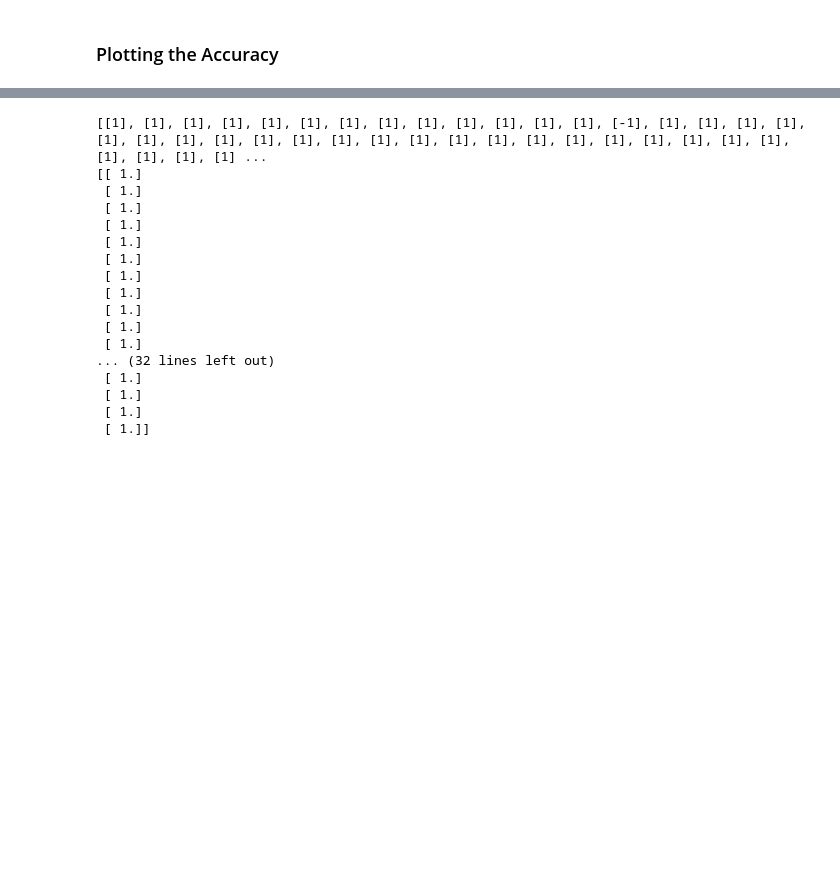
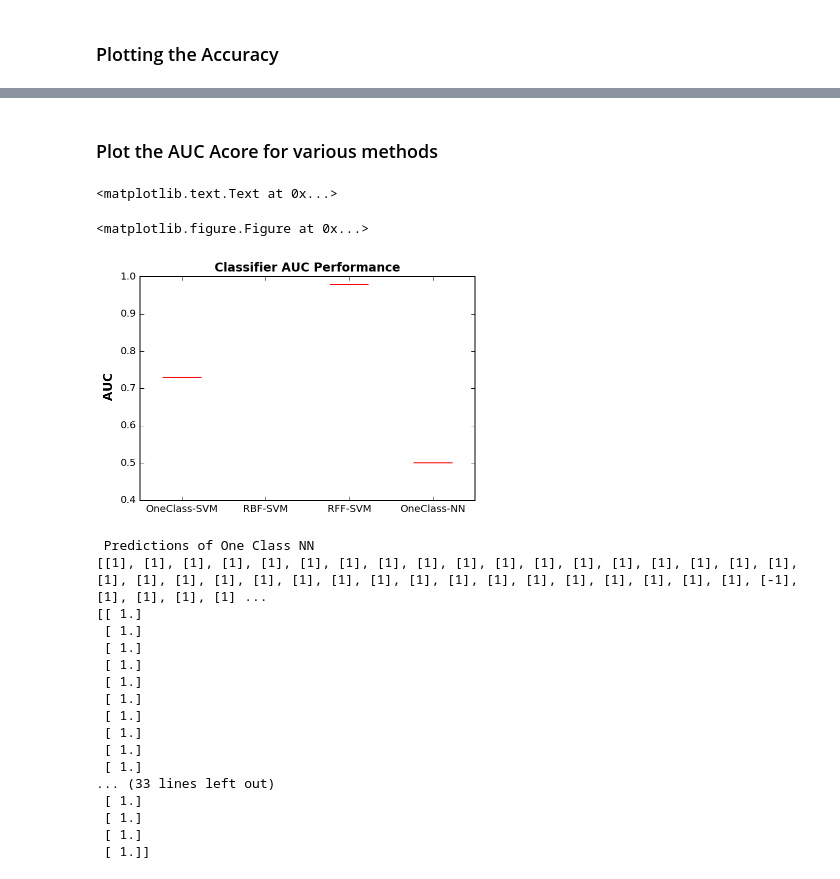
Before and after one commit to raghavchalapathy/one_class_nn, a Jupyter notebook: usps_OneClassSVM_Vs_OneClassNN.ipynb, the cells around one changed output, grey strips where cells are left out. Saved outputs shown, nothing was run; the diff lists cells and outputs as text; code cells hidden in the pictures; blank space fills up the shorter version.

```diff
--- a/usps_OneClassSVM_Vs_OneClassNN.ipynb
+++ b/usps_OneClassSVM_Vs_OneClassNN.ipynb
@@ -192,7 +257,13 @@ y_pred = model.predict(X_test) # Apply some ops
 oneClass_nn_time = time()
 preds = model.predict(X_test)
 targs = Y_test
+
 oneClass_nn_score = metrics.accuracy_score(targs, preds.round())
+# Compute the AUC for OneClassNN
+fpr, tpr, thresholds = metrics.roc_curve(targs, preds)
+oneClass_nn_auc_score = metrics.auc(fpr, tpr)
+# oneClass_nn_score = metrics.accuracy_score(targs, np.ones((len(targs),)))
 oneClass_nn_time = time() - oneClass_nn_time
 print "OneClassNN- Classifier Accuracy",oneClass_nn_score,oneClass_nn_time
+print "OneClassNN- Classifier AUC:",oneClass_nn_auc_score,oneClass_nn_time
 # %% [output]
@@ -240,8 +321,50 @@ plt.ylabel(" Accuracy",fontsize=12,fontweight="bold")
+# %% [markdown]
+### Plot the AUC Acore for various methods
+# %%
+%config InlineBackend.figure_format = 'retina'
+plt.figure(figsize=(8, 8))
+# accuracy = plt.subplot(111)
+# second y axis for timeings
+# timescale = plt.subplot(111)
+
+# print "OneClassNN",oneClass_nn_score,oneClass_nn_time
+# print"oneClass_svm_score", oneClass_svm_score,oneClass_svm_time
+# print"linear_svm_score", linear_svm_score,linear_svm_time
+# print "kernel_svm_score", kernel_svm_score,kernel_svm_time
+# print "fourier_scores", np.mean(fourier_scores),np.mean(fourier_times)
+
+import pandas as pd
+import numpy as np
+import matplotlib.pyplot as plt
+from sklearn.metrics import average_precision_score
+from sklearn.metrics import roc_auc_score
+
+# basepath = "/Users/raghav/Documents/Uni/ECML_2017/experiments/cifar_10/"
+mse = np.zeros((1,4))
+
+mse[:,0] = np.asarray(oneClass_svm_auc_score)
+
+# mse[:,1] = np.asarray(linear_svm_score)
+
+mse[:,1] = np.asarray(kernel_svm_auc_score)
+mse[:,2] = np.asarray(np.mean(fourier_auc_scores))
+mse[:,3] = np.asarray(oneClass_nn_auc_score)
+
+df = pd.DataFrame(mse, columns=['OneClass-SVM', 'RBF-SVM', 'RFF-SVM','OneClass-NN'])
+df.plot.box()
+plt.title('Classifier AUC Performance',fontsize=12,fontweight="bold")
+plt.ylabel(" AUC",fontsize=12,fontweight="bold")
+# %% [output]
+<matplotlib.text.Text at 0x...>
+<matplotlib.figure.Figure at 0x...>
+[figure, added]
 # %%
+print " Predictions of One Class NN"
 print Y_test
-print preds.round()
+print preds
 # %% [output]
-[[1], [1], [1], [1], [1], [1], [1], [1], [1], [1], [1], [1], [1], [-1], [1], [1], [1], [1], [1], [1], [1], [1], [1], [1], [1], [1], [1], [1], [1], [1], [1], [1], [1], [1], [1], [1], [1], [1], [1], [1] ...
+ Predictions of One Class NN
+[[1], [1], [1], [1], [1], [1], [1], [1], [1], [1], [1], [1], [1], [1], [1], [1], [1], [1], [1], [1], [1], [1], [1], [1], [1], [1], [1], [1], [1], [1], [1], [1], [1], [1], [1], [-1], [1], [1], [1], [1] ...
 [[ 1.]
  [ 1.]
  [ 1.]
@@ -252,8 +375,7 @@ print preds.round()
  [ 1.]
  [ 1.]
  [ 1.]
- [ 1.]
-... (32 lines left out)
+... (33 lines left out)
  [ 1.]
  [ 1.]
  [ 1.]
```
Also changed, not shown: parts of 6 cells of this notebook, 5 other files.
